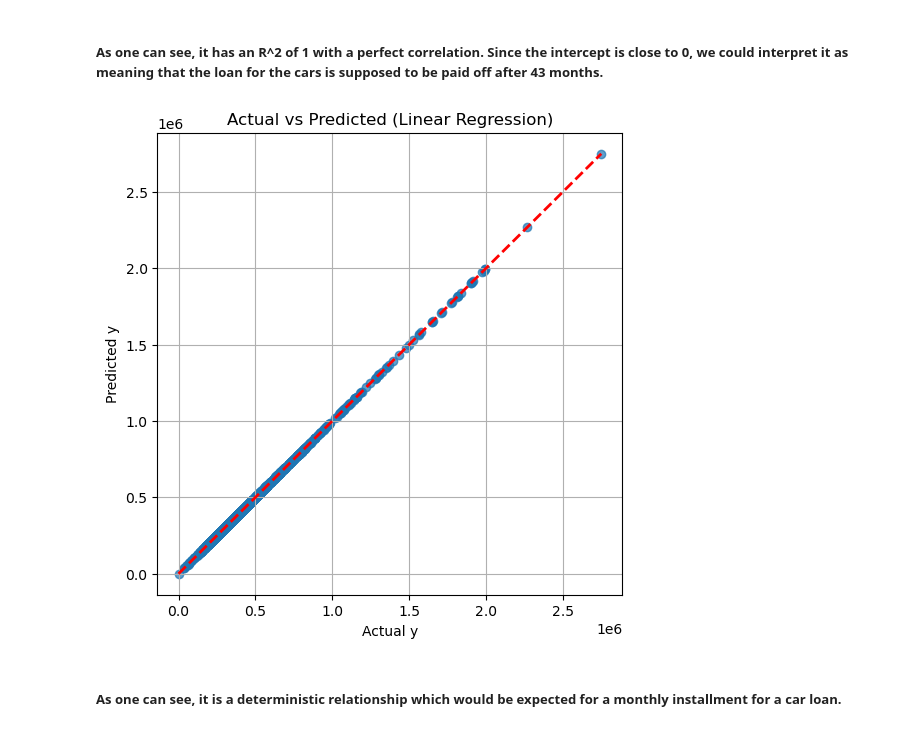
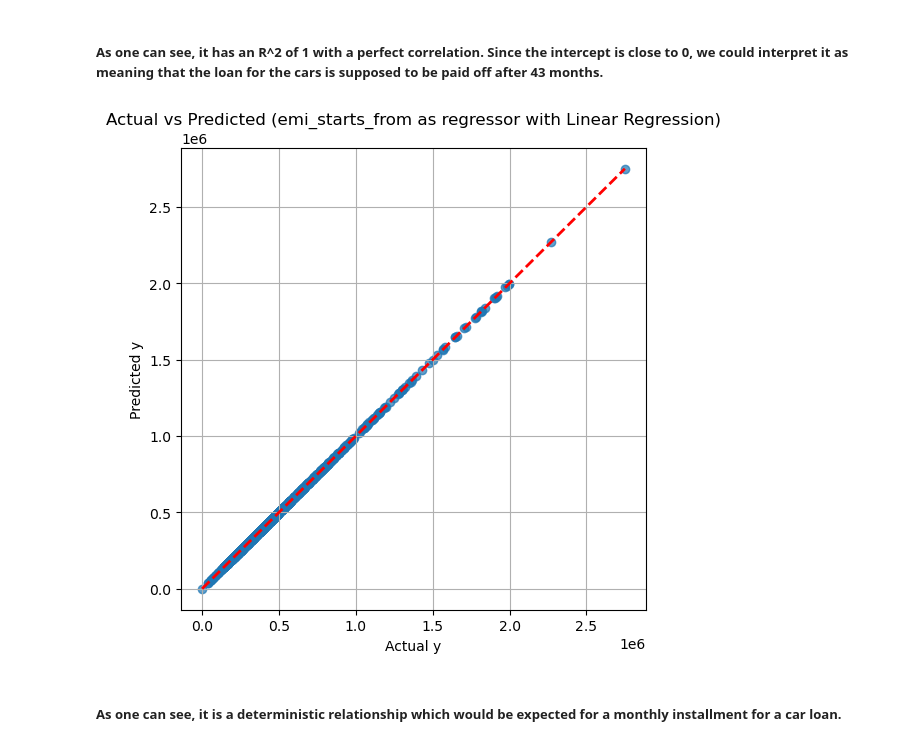
Before and after one commit to aarschne/UN5550finalproject, a Jupyter notebook: ML.ipynb, the cells around one changed output. Cells and saved outputs as stored; diff of their text form; code cells hidden in the pictures.

Commit message:
Changed LR graphs

```diff
--- a/ML.ipynb
+++ b/ML.ipynb
@@ -1167,17 +1167,17 @@ Intercept: 0.08
 # %%
 # make a graph of the actual versus predicted y
 plt.figure(figsize=(6,6))
 plt.scatter(y_test, y_pred, alpha=0.7)
 plt.plot([y_test.min(), y_test.max()],
          [y_test.min(), y_test.max()],
          'r--', lw=2)
 plt.xlabel("Actual y")
 plt.ylabel("Predicted y")
-plt.title("Actual vs Predicted (Linear Regression)")
+plt.title("Actual vs Predicted (emi_starts_from as regressor with Linear Regression)")
 plt.grid(True)
 plt.show()
 # %% [output]
-[figure, old version]
+[figure, new version]
 # %% [markdown]
 ##### As one can see, it is a deterministic relationship which would be expected for a monthly installment for a car loan.
 # %% [markdown]
```
Also changed, not shown: parts of 1 cell of this notebook, 1 other file.
